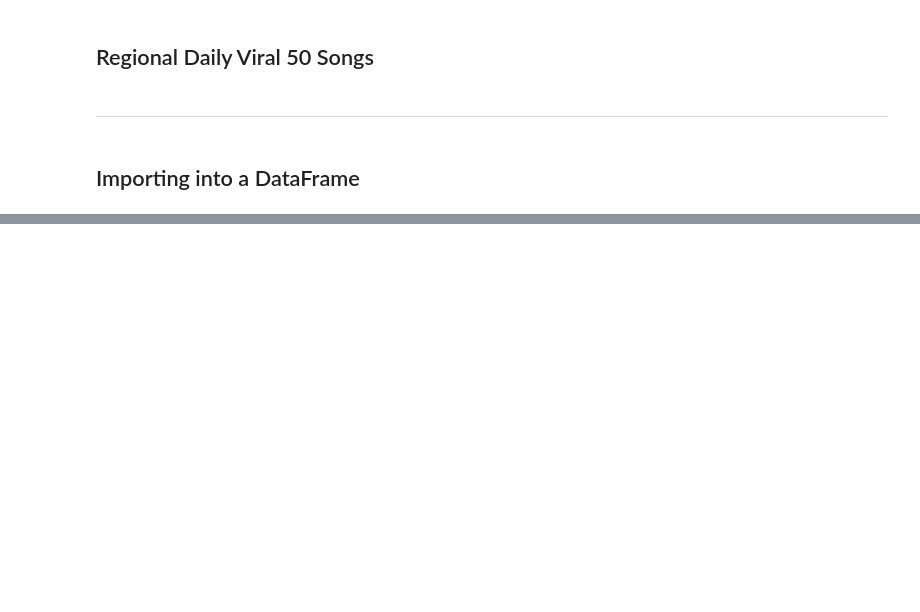
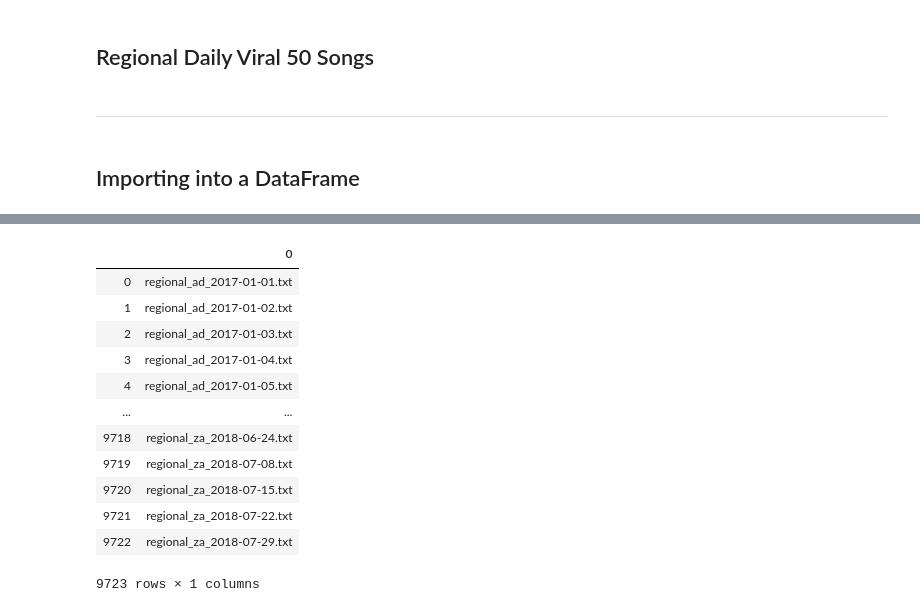
Before and after one commit to elliott-fogg/hackathon_datasets, a Jupyter notebook: spotify_top_tracks/spotifycharts_scraper.ipynb, the cells around one changed output, grey strips where cells are left out. Cells and saved outputs as stored; diff of their text form; code cells hidden in the pictures; blank space fills up the shorter version.

```diff
--- a/spotify_top_tracks/spotifycharts_scraper.ipynb
+++ b/spotify_top_tracks/spotifycharts_scraper.ipynb
@@ -331,0 +354,16 @@ test_df.head()
+# %%
+pandas.DataFrame(os.listdir("data/logs"))
+# %% [output]
+|  | 0 |
+| 0 | regional_ad_2017-01-01.txt |
+| 1 | regional_ad_2017-01-02.txt |
+| 2 | regional_ad_2017-01-03.txt |
+| 3 | regional_ad_2017-01-04.txt |
+| 4 | regional_ad_2017-01-05.txt |
+| ... | ... |
+| 9718 | regional_za_2018-06-24.txt |
+| 9719 | regional_za_2018-07-08.txt |
+| 9720 | regional_za_2018-07-15.txt |
+| 9721 | regional_za_2018-07-22.txt |
+| 9722 | regional_za_2018-07-29.txt |
+9723 rows × 1 columns
```
Also changed, not shown: parts of 10 cells of this notebook, 2 other files.
